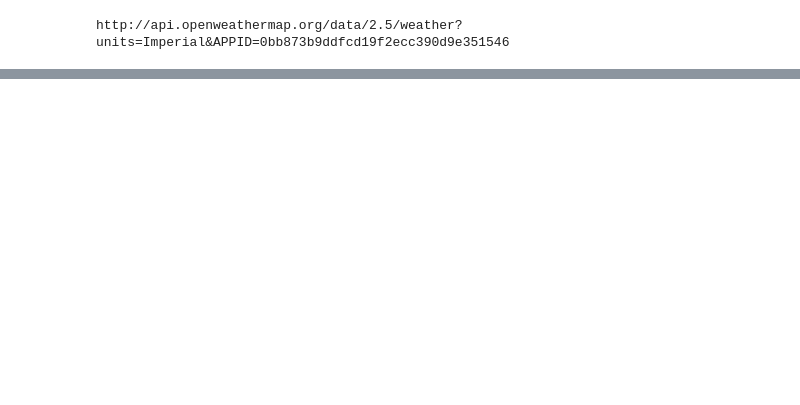
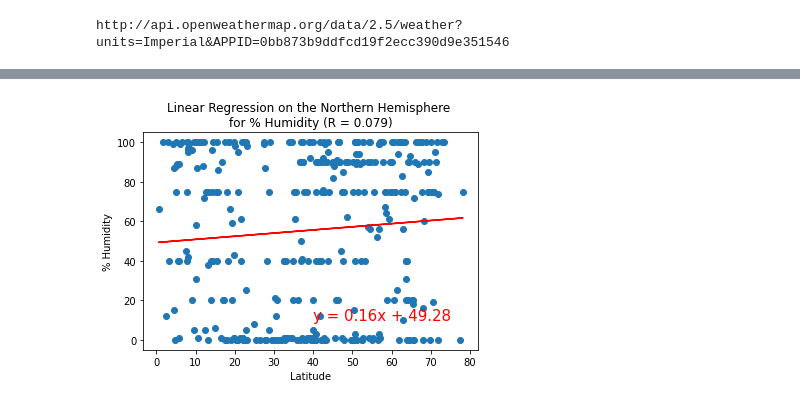
Before and after one commit to sholkojr/World_Weather_Analysis, a Jupyter notebook: WeatherPy.ipynb, the cells around one changed output, grey strips where cells are left out. Drawn from its saved outputs; the diff is of its cells as text; code cells hidden in the pictures; blank space fills up the shorter version.

```diff
--- a/WeatherPy.ipynb
+++ b/WeatherPy.ipynb
@@ -252,0 +332,8 @@ plt.show()
+# %%
+# Linear regression on the Northern Hemisphere for % cloudiness
+x_values = northern_hemi_df["Lat"]
+y_values = northern_hemi_df["Cloudiness"]
+# Call the function.
+plot_linear_regression(x_values, y_values,"Linear Regression on the Northern Hemisphere \nfor % Humidity", '% Humidity',(40,10))
+# %% [output]
+[figure, added]
```
Also changed, not shown: parts of 21 cells of this notebook.
